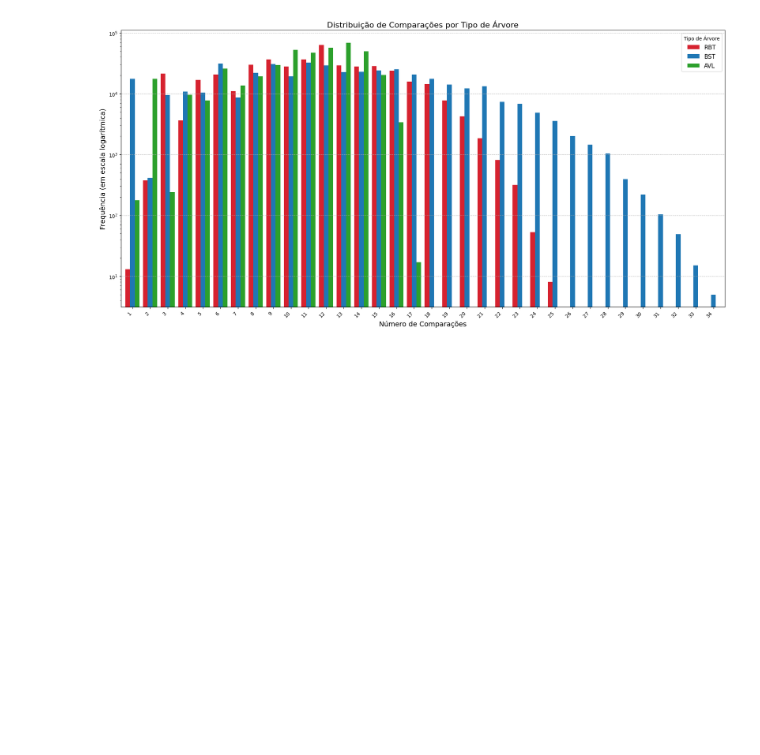
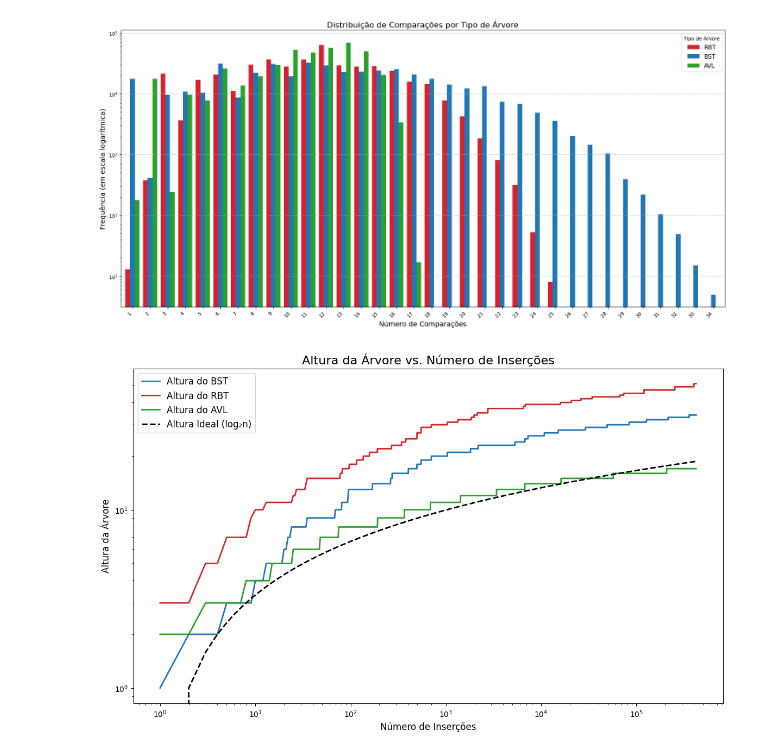
Before and after one commit to szacomelli/ed-inv-index, a Jupyter notebook: src/data.ipynb, the cells around one changed output. Saved outputs shown, nothing was run; the diff lists cells and outputs as text; code cells hidden in the pictures; blank space fills up the shorter version.

Commit message:
more graphs

```diff
--- a/src/data.ipynb
+++ b/src/data.ipynb
@@ -117,3 +116,40 @@ plt.tight_layout()
 plt.show()
 # %% [output]
 [figure]
+# %%
+# --- Create an 'insertions' column for the x-axis ---
+# The number of insertions is simply the row number (plus 1)
+w_in_rbt['inserções'] = np.arange(1, len(w_in_rbt) + 1)
+w_in_bst['inserções'] = np.arange(1, len(w_in_bst) + 1)
+w_in_avl['inserções'] = np.arange(1, len(w_in_avl) + 1)
+
+# --- Calculate the theoretical best-case height ---
+# Use the number of insertions from the largest dataset for the x-axis
+n = max(len(w_in_rbt), len(w_in_bst), len(w_in_avl))
+x_axis = np.arange(1, n + 1)
+
+# The ideal height of a balanced tree is log base 2 of n
+ideal_height = np.log2(x_axis)
+
+# --- Create the Plot ---
+plt.figure(figsize=(14, 8))
+
+# Plot the height of each of your trees
+plt.plot(w_in_bst['inserções'], w_in_bst['altura'], label='Altura do BST', color='#1f77b4', linewidth=2)
+plt.plot(w_in_rbt['inserções'], w_in_rbt['altura'], label='Altura do RBT', color='#d62728', linewidth=2)
+plt.plot(w_in_avl['inserções'], w_in_avl['altura'], label='Altura do AVL', color='#2ca02c', linewidth=2)
+
+# Plot the ideal logarithmic height for comparison
+plt.plot(x_axis, ideal_height, label='Altura Ideal (log₂n)', color='black', linestyle='--', linewidth=2)
+
+# --- Formatting the Plot ---
+plt.title('Altura da Árvore vs. Número de Inserções', fontsize=16)
+plt.xlabel('Número de Inserções', fontsize=12)
+plt.ylabel('Altura da Árvore', fontsize=12)
+plt.legend(fontsize=12)
+plt.xscale('log') # Use a log scale on the x-axis to see the full range of insertions
+plt.yscale('log') # Use a log scale on the y-axis to better see height differences
+
+plt.show()
+# %% [output]
+[figure, added]
```
Also changed, not shown: parts of 1 cell of this notebook.
